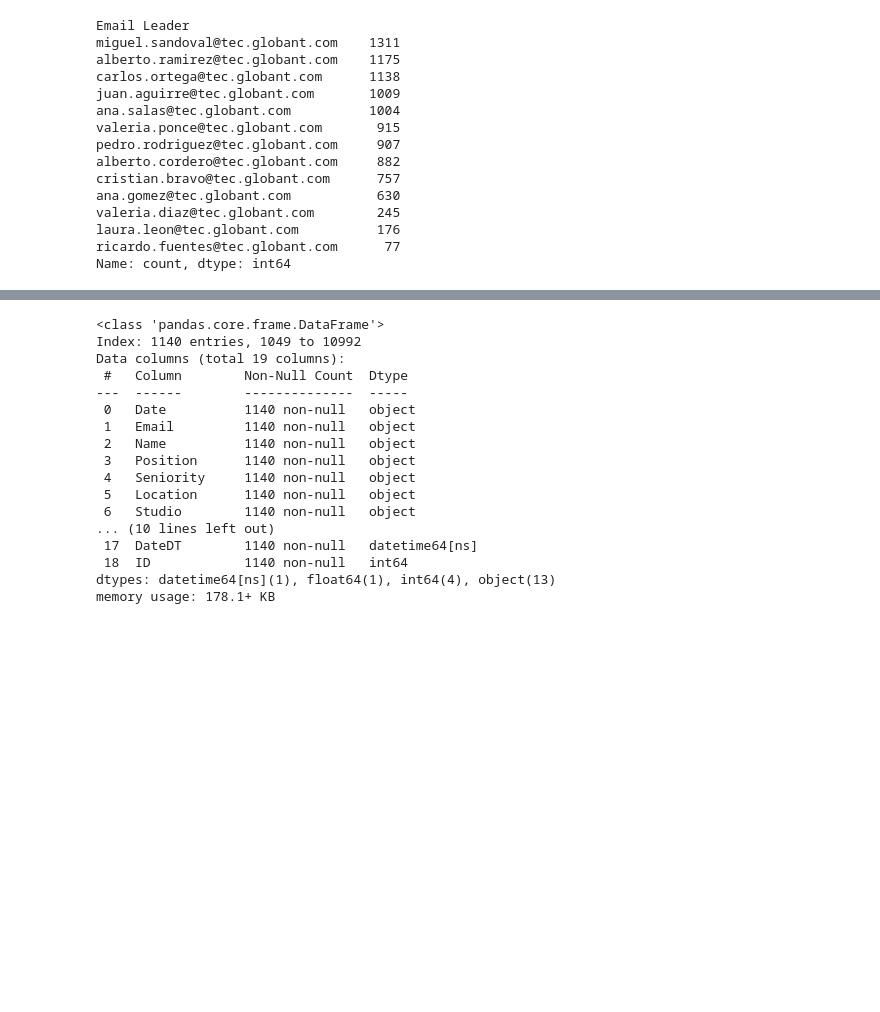
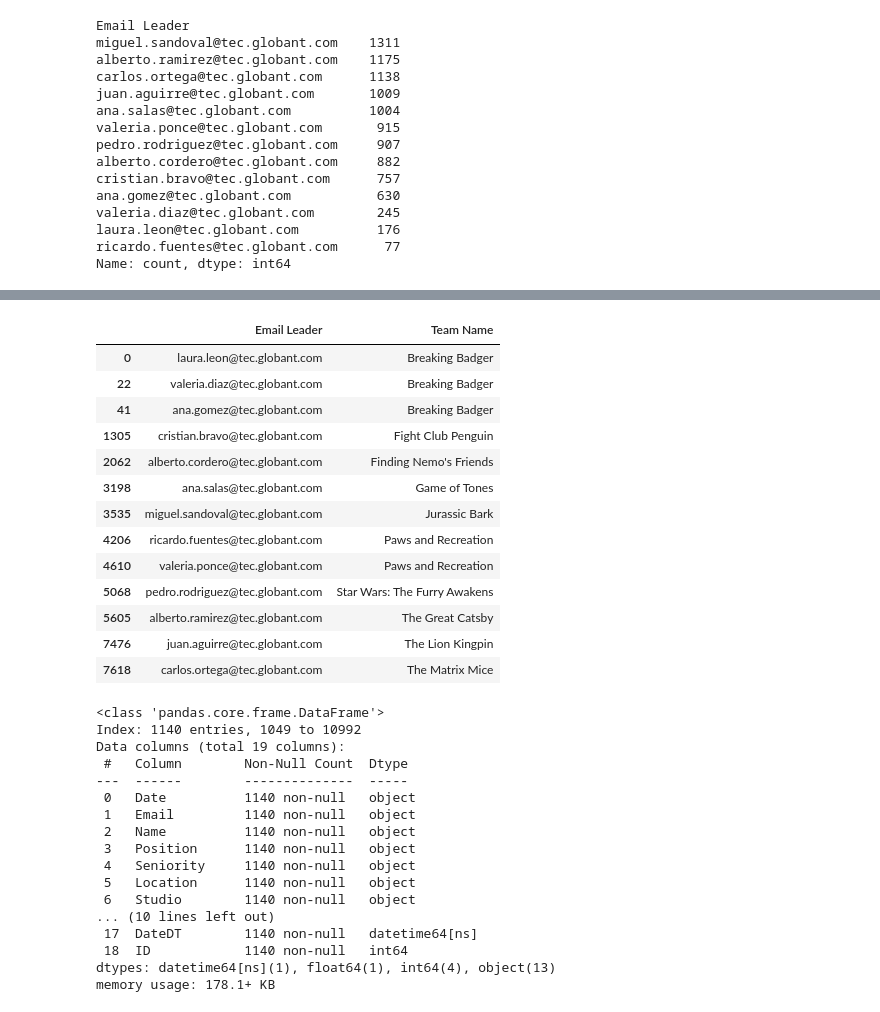
Before and after one commit to Gusty5/project_globant, a Jupyter notebook: notebooks/cleaning.ipynb, the cells around one changed output, grey strips where cells are left out. Saved outputs shown, nothing was run; the diff lists cells and outputs as text; code cells hidden in the pictures; blank space fills up the shorter version.

```diff
--- a/notebooks/cleaning.ipynb
+++ b/notebooks/cleaning.ipynb
@@ -100,3 +131,21 @@ Name: count, dtype: int64
+# %%
+# ver a que team pertenece cada leader
+data[['Email Leader', 'Team Name']].drop_duplicates().sort_values(by='Team Name')
+# %% [output]
+|  | Email Leader | Team Name |
+| 0 | laura.leon@tec.globant.com | Breaking Badger |
+| 22 | valeria.diaz@tec.globant.com | Breaking Badger |
+| 41 | ana.gomez@tec.globant.com | Breaking Badger |
+| 1305 | cristian.bravo@tec.globant.com | Fight Club Penguin |
+| 2062 | alberto.cordero@tec.globant.com | Finding Nemo's Friends |
+| 3198 | ana.salas@tec.globant.com | Game of Tones |
+| 3535 | miguel.sandoval@tec.globant.com | Jurassic Bark |
+| 4206 | ricardo.fuentes@tec.globant.com | Paws and Recreation |
+| 4610 | valeria.ponce@tec.globant.com | Paws and Recreation |
+| 5068 | pedro.rodriguez@tec.globant.com | Star Wars: The Furry Awakens |
+| 5605 | alberto.ramirez@tec.globant.com | The Great Catsby |
+| 7476 | juan.aguirre@tec.globant.com | The Lion Kingpin |
+| 7618 | carlos.ortega@tec.globant.com | The Matrix Mice |
 # %%
 # Juntar columnas Email y Name en un solo identificador (que vaya de 0 a n), y que ese identificador concuerde con un identificador en 'Email Leader' y 'Name Leader'
 unique_emails = data["Email"].unique()
```
Also changed, not shown: parts of 5 cells of this notebook.
